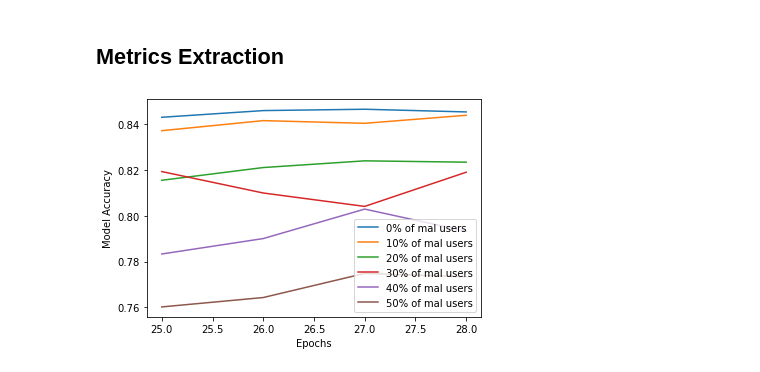
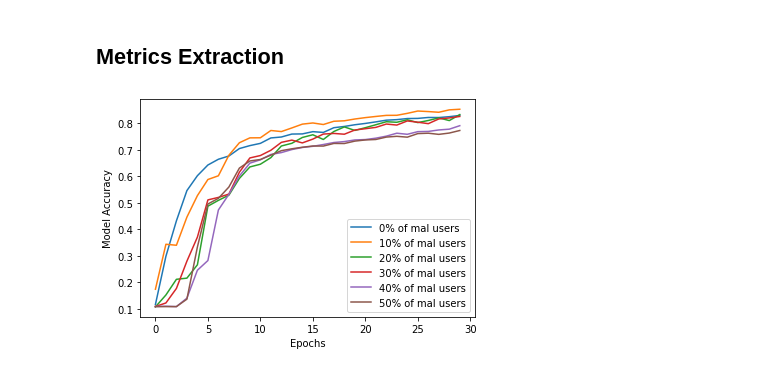
Before and after one commit to nikosgalanis/data-poisoning-defense-fl, a Jupyter notebook: Federated_Training/poison_mnist_fed.ipynb, the cells around one changed output. Saved outputs shown, nothing was run; the diff lists cells and outputs as text; code cells hidden in the pictures.

```diff
--- a/Federated_Training/poison_mnist_fed.ipynb
+++ b/Federated_Training/poison_mnist_fed.ipynb
@@ -292,14 +292,14 @@ Model with 50% mal clients
 # %%
 epochs = [x for x in range(0, n_train_epochs)]
 for cnt, model_acc in enumerate(accs):
 
-    plt.plot(epochs[25:29], model_acc[25:29], label = str(cnt * 10) + "% of mal users")
+    plt.plot(epochs, model_acc, label = str(cnt * 10) + "% of mal users")
 
 
 plt.xlabel("Epochs")
 plt.ylabel("Model Accuracy")
 plt.legend()
 plt.show()
 # %% [output]
-[figure, old version]
+[figure, new version]
 # %% [markdown]
```
Also changed, not shown: parts of 6 cells of this notebook, 1 other file.
